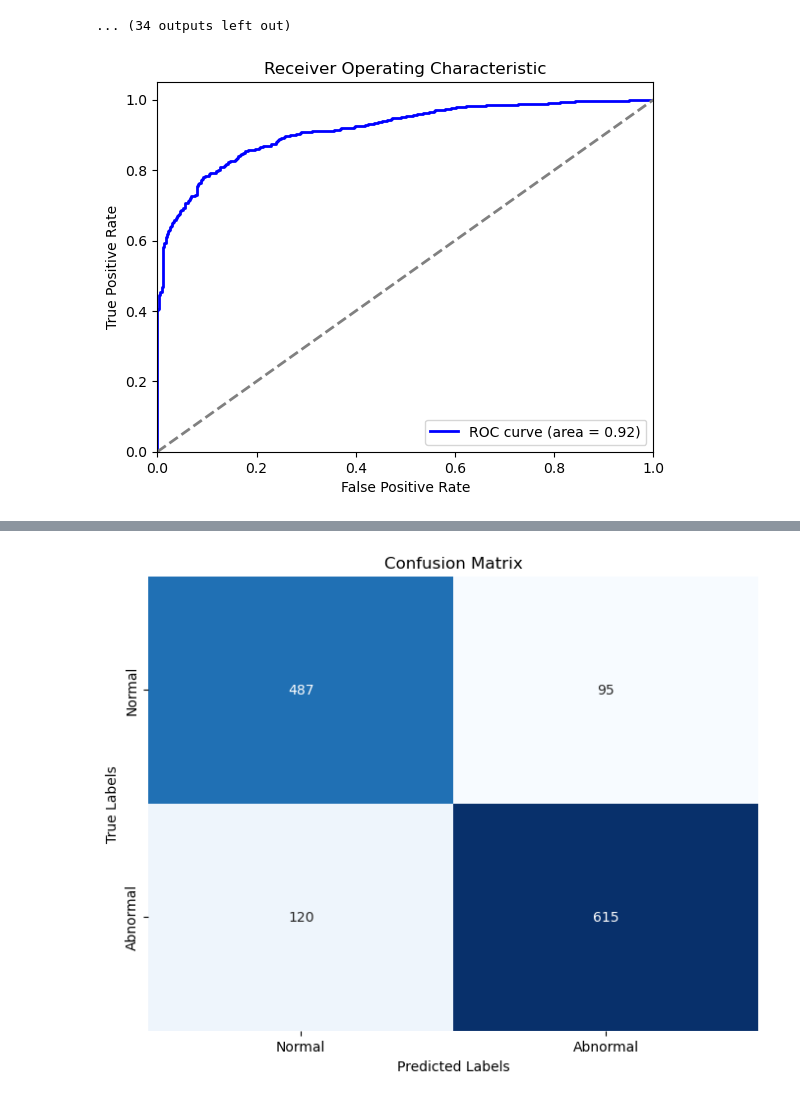
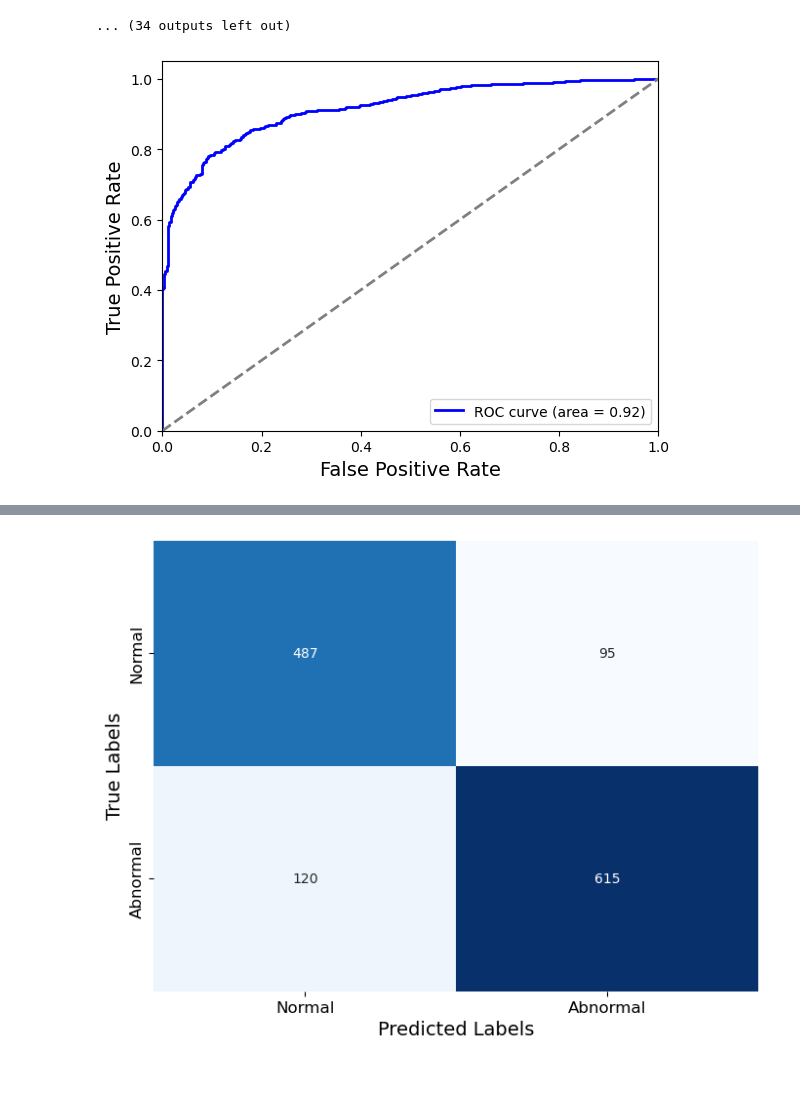
Before and after one commit to rashadkp/ecg_classification_using_resnet, a Jupyter notebook: 1d_ecg_classificatIon.ipynb, the cells around one changed output, grey strips where cells are left out. Drawn from its saved outputs; the diff is of its cells as text; code cells hidden in the pictures.

Commit message:
Corrected labels of figure

```diff
--- a/1d_ecg_classificatIon.ipynb
+++ b/1d_ecg_classificatIon.ipynb
@@ -547,35 +547,35 @@ def test_model(model, test_loader):
 
     # Calculate Specificity
     specificity = tn / (tn + fp)
 
     macro_f_measure, per_class_f_measure, classes = compute_f_measure(all_labels,all_preds)
     fpr, tpr, _ = roc_curve(all_labels, all_preds_1)
     plt.figure()
     plt.plot(fpr, tpr, color='blue', lw=2, label='ROC curve (area = %0.2f)' % auc)
     plt.plot([0, 1], [0, 1], color='gray', lw=2, linestyle='--')
     plt.xlim([0.0, 1.0])
     plt.ylim([0.0, 1.05])
-    plt.xlabel('False Positive Rate')
-    plt.ylabel('True Positive Rate')
-    plt.title('Receiver Operating Characteristic')
+    plt.xlabel('False Positive Rate',fontsize=14)
+    plt.ylabel('True Positive Rate',fontsize=14)
+    # plt.title('Receiver Operating Characteristic')
     plt.legend(loc="lower right")
     plt.show()
 
     return accuracy, cm, auc, f1, precision, specificity,macro_f_measure, per_class_f_measure, classes
 
 # Example usage:
 # Assuming `model` is your PyTorch model and `test_loader` is your test data loader
 accuracy, cm, auc, f1, precision, specificity,macro_f_measure, per_class_f_measure, classes = test_model(model, test_dataloader)
 print(f"Accuracy:{ accuracy*100} %")
 print("AUC Score:", auc)
 print("F1 Score:", f1)
 print("Precision:", precision)
 print("Specificity:", specificity)
 print("F Measure : ",macro_f_measure)
 print("Normal Class F Measure : ",per_class_f_measure[0])
 print("AbNormal Class F Measure : ",per_class_f_measure[1])
 print("Confusion Matrix:")
 print(cm)
 # %% [output]
-[figure, old version]
+[figure, new version]
 Accuracy:83.67501898253606 %
@@ -595,10 +595,12 @@ import seaborn as sns
 # Plot confusion matrix
 plt.figure(figsize=(8, 6))
 sns.heatmap(cm, annot=True, fmt='d', cmap='Blues', cbar=False,xticklabels=['Normal', 'Abnormal'], yticklabels=['Normal', 'Abnormal'])
-plt.xlabel('Predicted Labels')
-plt.ylabel('True Labels')
-plt.title('Confusion Matrix')
+plt.xlabel('Predicted Labels',fontsize=14)
+plt.ylabel('True Labels',fontsize=14)
+plt.xticks(fontsize=12)  # Increase the fontsize of x-tick labels
+plt.yticks(fontsize=12)
+# plt.title('Confusion Matrix')
 plt.savefig('confusion_matrix.png')
 plt.show()
 # %% [output]
-[figure, old version]
+[figure, new version]
```
Also changed, not shown: parts of 1 cell of this notebook.
